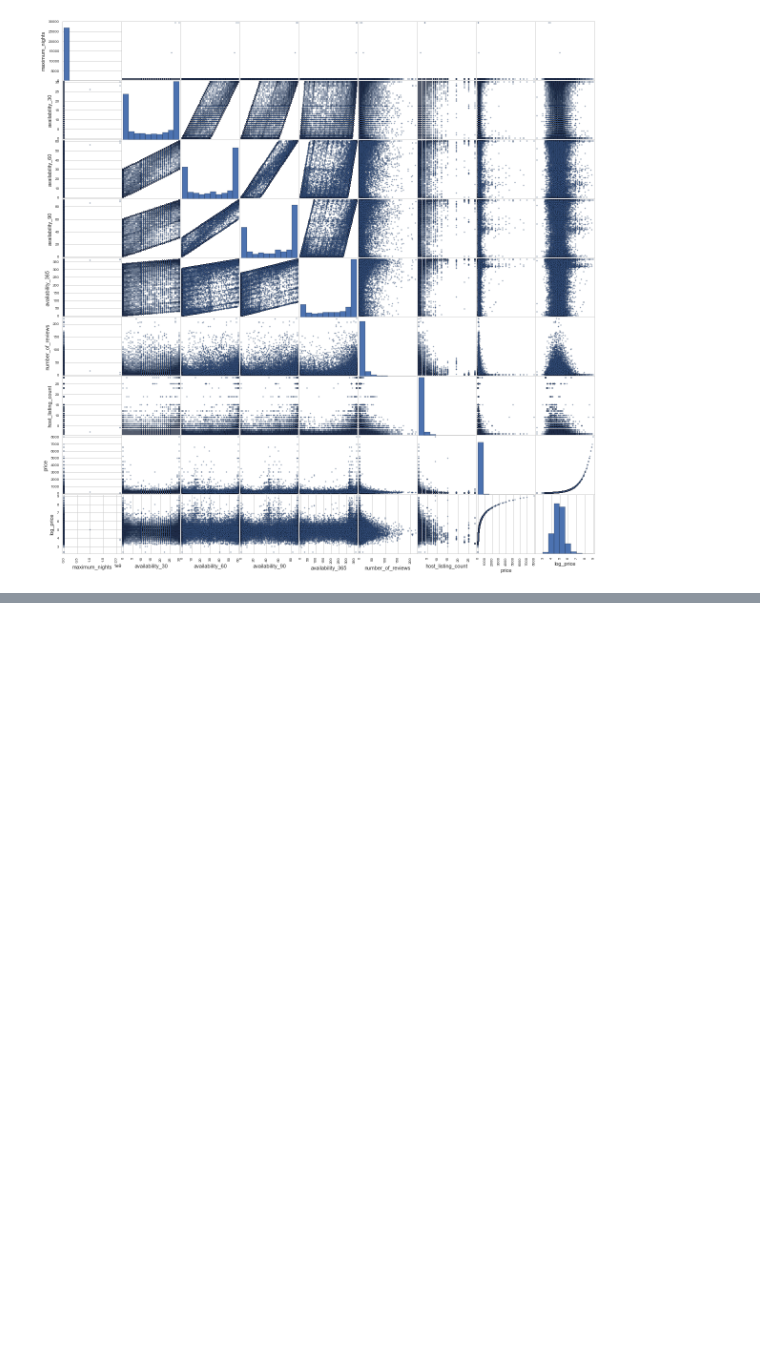
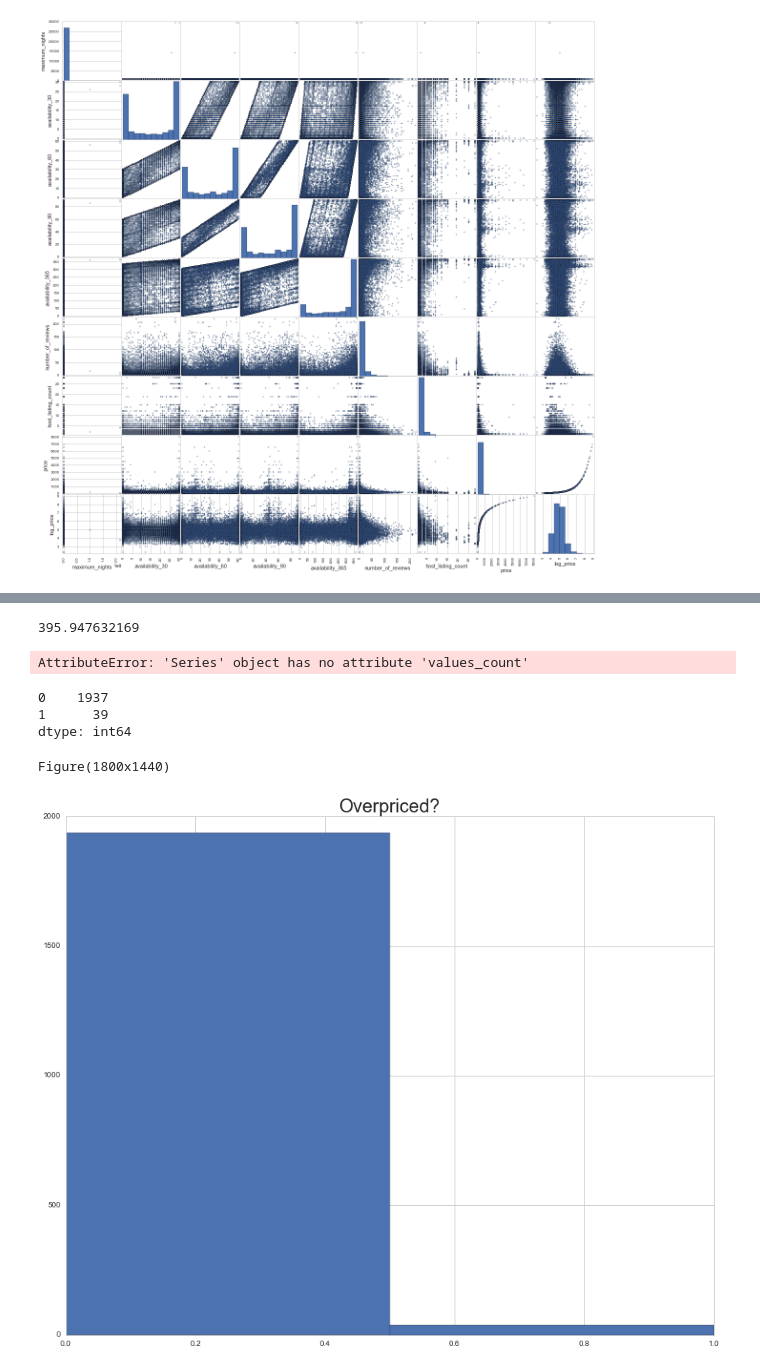
Before and after one commit to duncancfraser/GA_DS18, a Jupyter notebook: Project/Exploration/Predicting Listing Price.ipynb, the cells around one changed output, grey strips where cells are left out. Drawn from its saved outputs; the diff is of its cells as text; code cells hidden in the pictures; blank space fills up the shorter version.

```diff
--- a/Project/Exploration/Predicting Listing Price.ipynb
+++ b/Project/Exploration/Predicting Listing Price.ipynb
@@ -398,0 +435,29 @@ Figure(1800x1440)
+# %%
+# Taking mean + 1 standard deviation above for entire set as the over-priced mark
+highprice = df.price.mean() + df.price.std()
+print highprice
+# %% [output]
+395.947632169
+# %%
+# One-liner to create target
+test['overpriced'] = test.price.apply(lambda x: 1 if x > highprice else 0)
+# %% [output]
+AttributeError: 'Series' object has no attribute 'values_count'
+# %%
+test.overpriced.value_counts()
+# %% [output]
+0    1937
+1      39
+dtype: int64
+# %%
+n_bins = 2
+fig, axes = plt.subplots()
+
+plt.title('Overpriced?', fontsize = 24)
+
+test['overpriced'].hist(bins=n_bins)
+
+print fig
+# %% [output]
+Figure(1800x1440)
+[figure, added]
```
Also changed, not shown: parts of 28 cells of this notebook, 1 other file.
